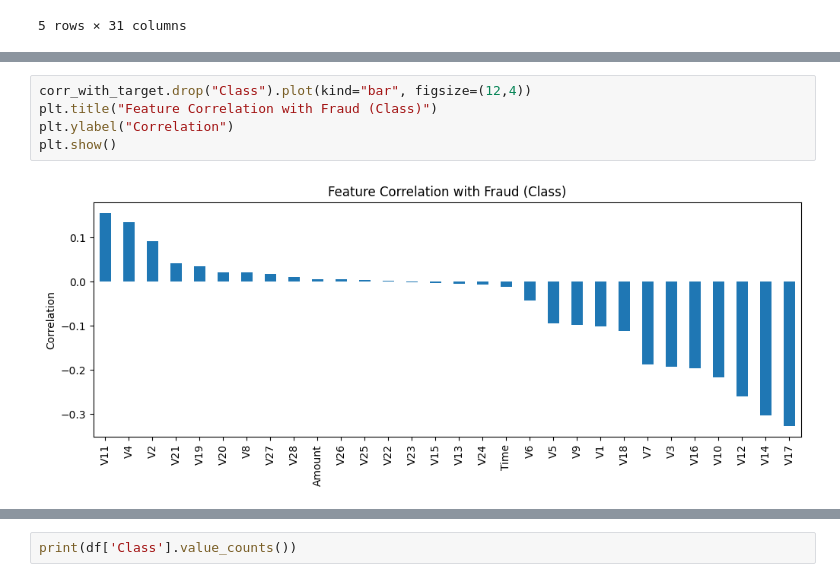
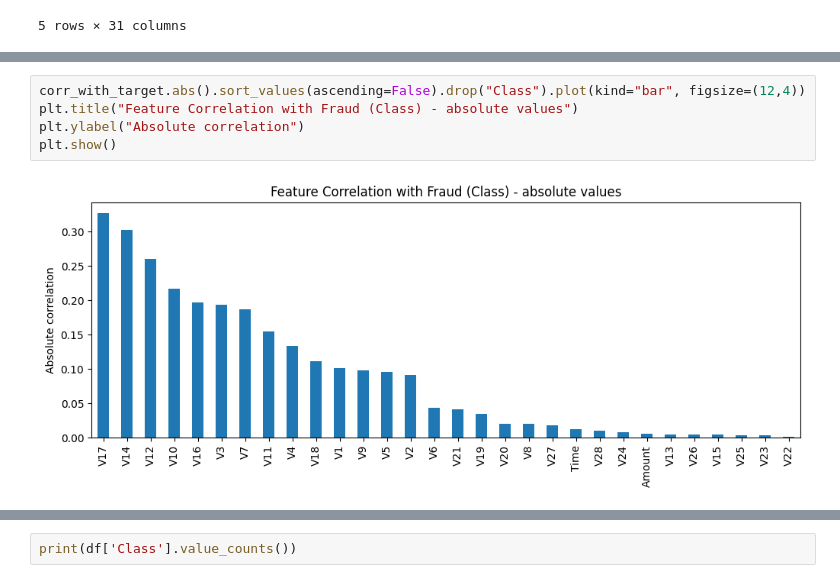
Before and after one commit to joonjester/CardGuard, a Jupyter notebook: corelation.ipynb, the cells around one changed output, grey strips where cells are left out. Drawn from its saved outputs; the diff is of its cells as text.

```diff
--- a/corelation.ipynb
+++ b/corelation.ipynb
@@ -20,7 +27,7 @@ df.head()
 # %%
-corr_with_target.drop("Class").plot(kind="bar", figsize=(12,4))
-plt.title("Feature Correlation with Fraud (Class)")
-plt.ylabel("Correlation")
+corr_with_target.abs().sort_values(ascending=False).drop("Class").plot(kind="bar", figsize=(12,4))
+plt.title("Feature Correlation with Fraud (Class) - absolute values")
+plt.ylabel("Absolute correlation")
 plt.show()
 # %% [output]
-[figure, old version]
+[figure, new version]
```
Also changed, not shown: parts of 6 cells of this notebook.
